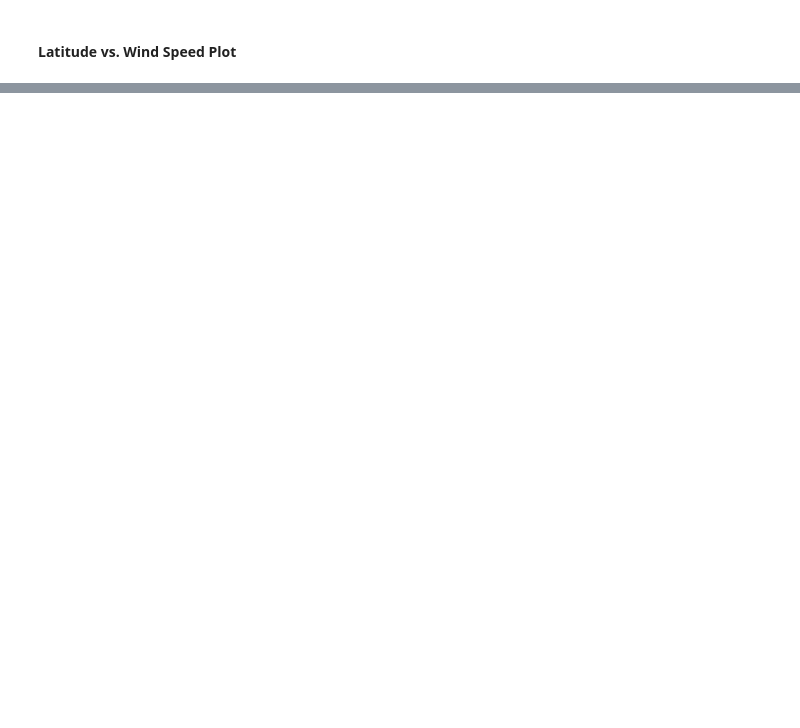
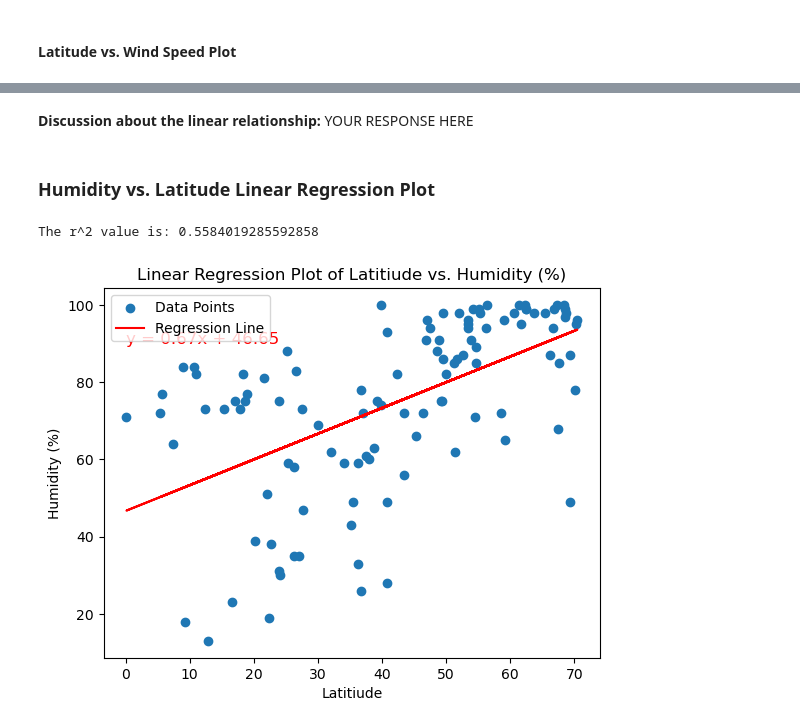
Before and after one commit to JeanR41/python-api-challenge, a Jupyter notebook: WeatherPy/WeatherPy.ipynb, the cells around one changed output, grey strips where cells are left out. Saved outputs shown, nothing was run; the diff lists cells and outputs as text; code cells hidden in the pictures; blank space fills up the shorter version.

```diff
--- a/WeatherPy/WeatherPy.ipynb
+++ b/WeatherPy/WeatherPy.ipynb
@@ -268,0 +352,10 @@ plt.show()
+# %% [markdown]
+**Discussion about the linear relationship:** YOUR RESPONSE HERE
+# %% [markdown]
+### Humidity vs. Latitude Linear Regression Plot
+# %%
+# Northern Hemisphere
+create_linear_regression_plot(northern_hemi_df["Lat"], northern_hemi_df["Humidity"], "Latitiude", "Humidity (%)", "3")
+# %% [output]
+The r^2 value is: 0.5584019285592858
+[figure, added]
```
Also changed, not shown: parts of 26 cells of this notebook.
